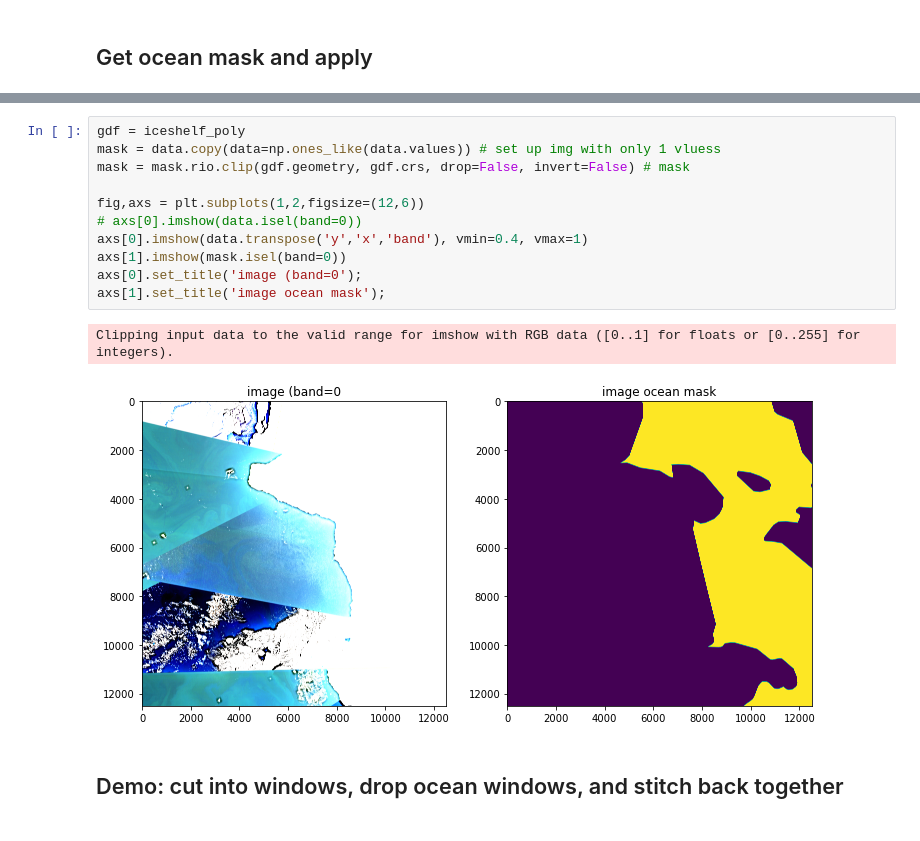
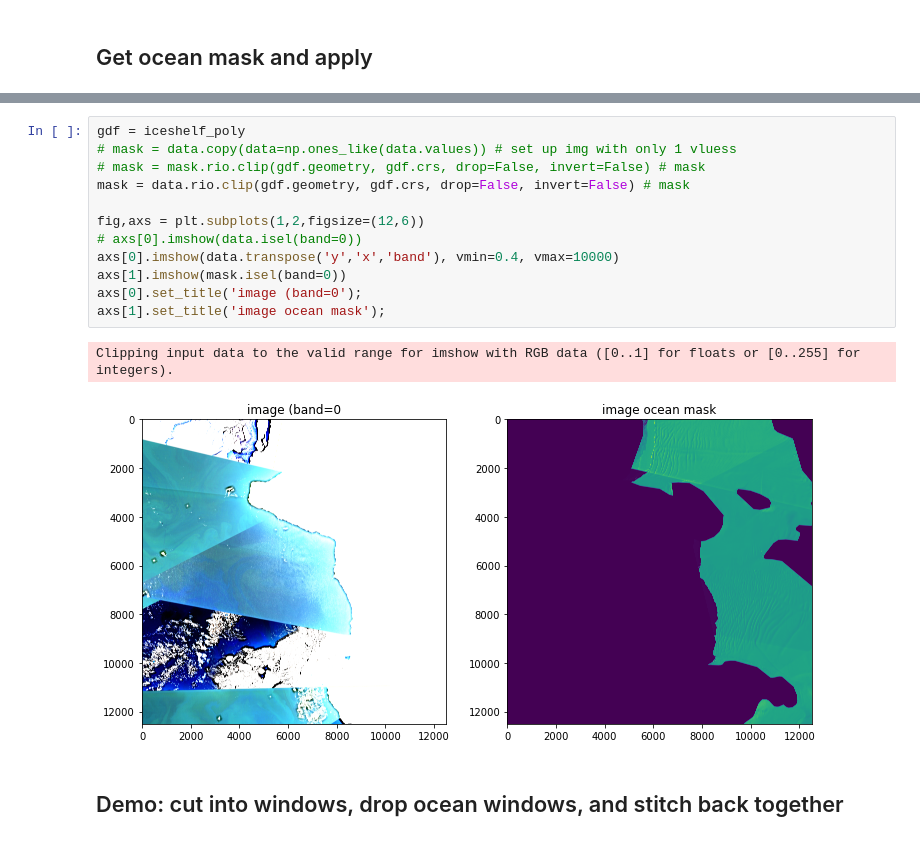
Before and after one commit to Iceshelves/AutomatedDamageDetection, a Jupyter notebook: notebooks/preprocessing/demo_mask_ocean.ipynb, the cells around one changed output, grey strips where cells are left out. Cells and saved outputs as stored; diff of their text form.

```diff
--- a/notebooks/preprocessing/demo_mask_ocean.ipynb
+++ b/notebooks/preprocessing/demo_mask_ocean.ipynb
@@ -56,17 +56,18 @@ iceshelf_poly.to_crs(epsg=3031).boundary.plot(ax=ax,color='red')
 # %%
 gdf = iceshelf_poly
-mask = data.copy(data=np.ones_like(data.values)) # set up img with only 1 vluess
-mask = mask.rio.clip(gdf.geometry, gdf.crs, drop=False, invert=False) # mask
+# mask = data.copy(data=np.ones_like(data.values)) # set up img with only 1 vluess
+# mask = mask.rio.clip(gdf.geometry, gdf.crs, drop=False, invert=False) # mask
+mask = data.rio.clip(gdf.geometry, gdf.crs, drop=False, invert=False) # mask
 
 fig,axs = plt.subplots(1,2,figsize=(12,6))
 # axs[0].imshow(data.isel(band=0))
-axs[0].imshow(data.transpose('y','x','band'), vmin=0.4, vmax=1)
+axs[0].imshow(data.transpose('y','x','band'), vmin=0.4, vmax=10000)
 axs[1].imshow(mask.isel(band=0))
 axs[0].set_title('image (band=0');
 axs[1].set_title('image ocean mask');
 # %% [output]
 Clipping input data to the valid range for imshow with RGB data ([0..1] for floats or [0..255] for integers).
-[figure, old version]
+[figure, new version]
 # %% [markdown]
 ## Demo: cut into windows, drop ocean windows, and stitch back together
 # %%
```
Also changed, not shown: parts of 15 cells of this notebook.
